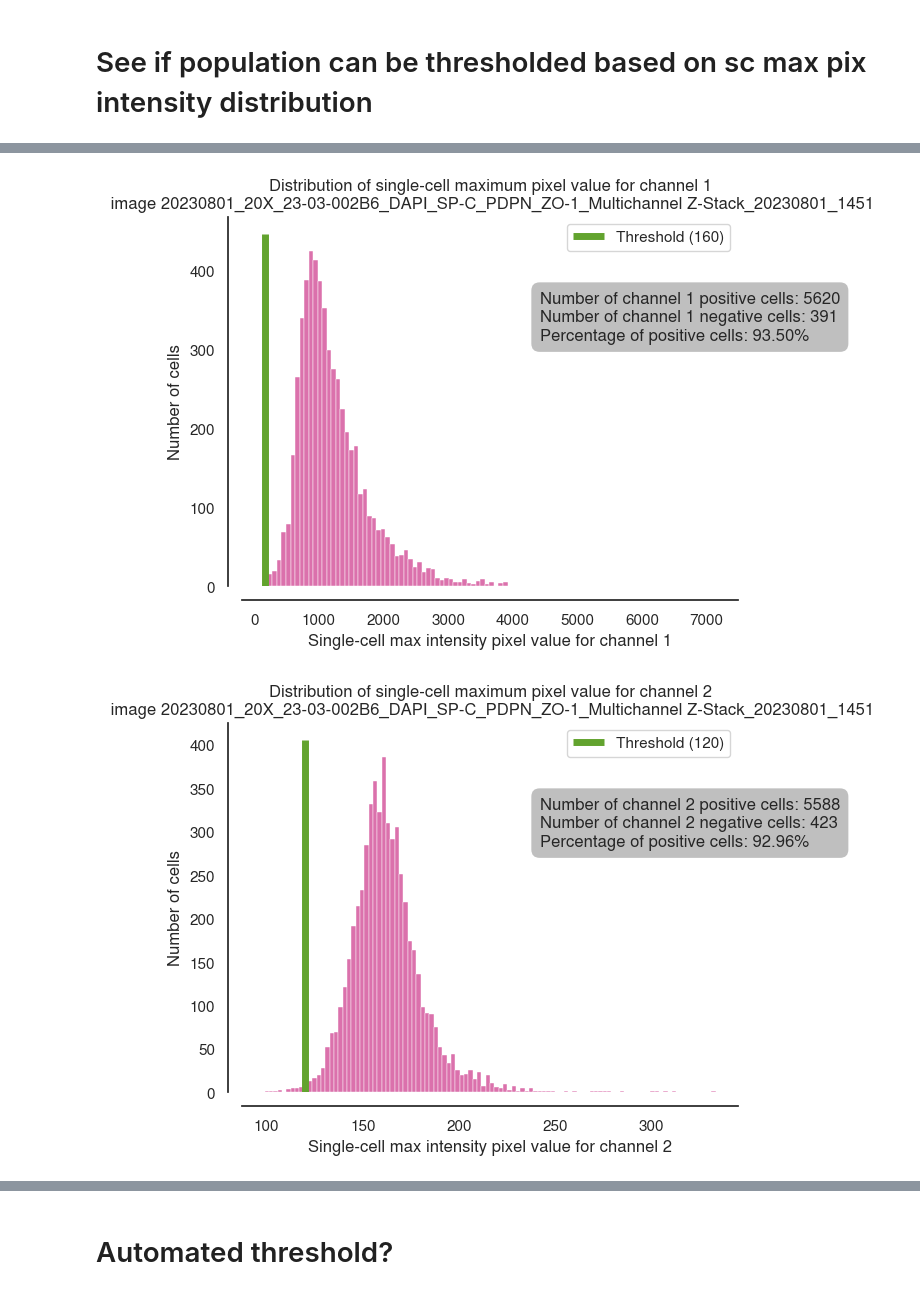
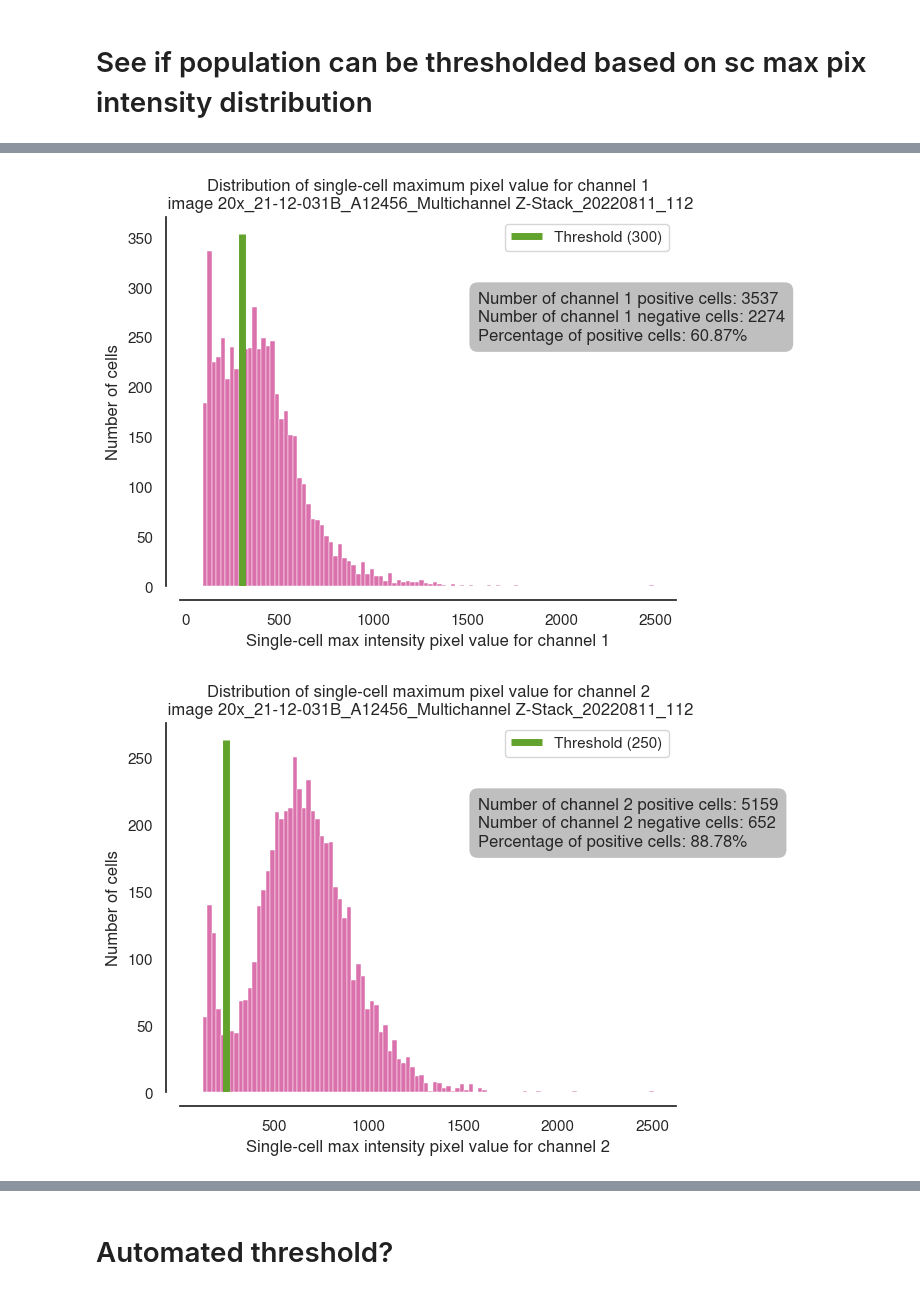
Before and after one commit to nthndy/homuncu_loc, a Jupyter notebook: thresholding_and_quantification/speed_thresholding_quantification.ipynb, the cells around one changed output, grey strips where cells are left out. Cells and saved outputs as stored; diff of their text form; code cells hidden in the pictures.

Commit message:
building and checking own quantification graphs

```diff
--- a/thresholding_and_quantification/speed_thresholding_quantification.ipynb
+++ b/thresholding_and_quantification/speed_thresholding_quantification.ipynb
@@ -26,6 +28,6 @@ sns.set_palette('PiYG') # my favourite colours :D
 # %%
 search_dir = '/run/user/30046150/gvfs/smb-share:server=data2.thecrick.org,share=lab-gutierrezm/home/shared/Lung on Chip/homuncu_loc_image_analysis/' # search for image or input basename and dir
-image_base_name = '20230801_20X_23-03-002B6_DAPI_SP-C_PDPN_ZO-1_Multichannel Z-Stack_20230801_1451.tif'
+image_base_name = '20x_21-12-031B_A12456_Multichannel Z-Stack_20220811_112.tif'
 img_base_dir = dataio.find_image_directory(search_dir, image_base_name) # img_base_dir = '/run/user/30046150/gvfs/smb-share:server=data2.thecrick.org,share=lab-gutierrezm/home/shared/Lung on Chip/homuncu_loc_image_analysis/iAT1_iAT2_experiments/DAPI_NKX21_PDPN_ZO1/images'
 image_fn = os.path.join(img_base_dir, image_base_name)
 image_id = dataio.ID_extractor(image_fn)
@@ -66,20 +97,23 @@ output_dir = os.path.dirname(sc_fn)
 # %%
 # for channel in [1,2]:# Example usage:
 otsu = False
-save = False#True
+save = False #True
 channel = 1
-intensities = [np.max(t.properties['mean_intensity'][:, channel]) for t in tracks if np.isfinite(np.max(t.properties['mean_intensity'][:, channel]))]
-intensities_array = np.array(intensities)
-threshold = 160# int(calculate_otsu_threshold(intensities_array))
+# intensities = [np.max(t.properties['mean_intensity'][:, channel]) for t in tracks if np.isfinite(np.max(t.properties['mean_intensity'][:, channel]))]
+# intensities_array = np.array(intensities)
+threshold = 300# int(calculate_otsu_threshold(intensities_array))
 # Example usage:
 plot_single_cell_intensities(tracks, channel, threshold, image_fn, save = save, otsu = otsu)
 
 channel = 2
 intensities = [np.max(t.properties['mean_intensity'][:, channel]) for t in tracks if np.isfinite(np.max(t.properties['mean_intensity'][:, channel]))]
 intensities_array = np.array(intensities)
-threshold = 120#int(calculate_otsu_threshold(intensities_array))
+threshold = 250#int(calculate_otsu_threshold(intensities_array))
 # Example usage:
-plot_single_cell_intensities(tracks, channel, threshold, image_fn, save = save, otsu = otsu)
+plot_single_cell_intensities(tracks, channel, threshold, image_fn,
+                             # range = (0,5000),
+                             save = save, otsu = otsu,
+                            remove_outliers=False)
 # %% [output]
-[figure, old version]
+[figure, new version]
-[figure, old version]
+[figure, new version]
```
Also changed, not shown: parts of 9 cells of this notebook, 1 other file.
